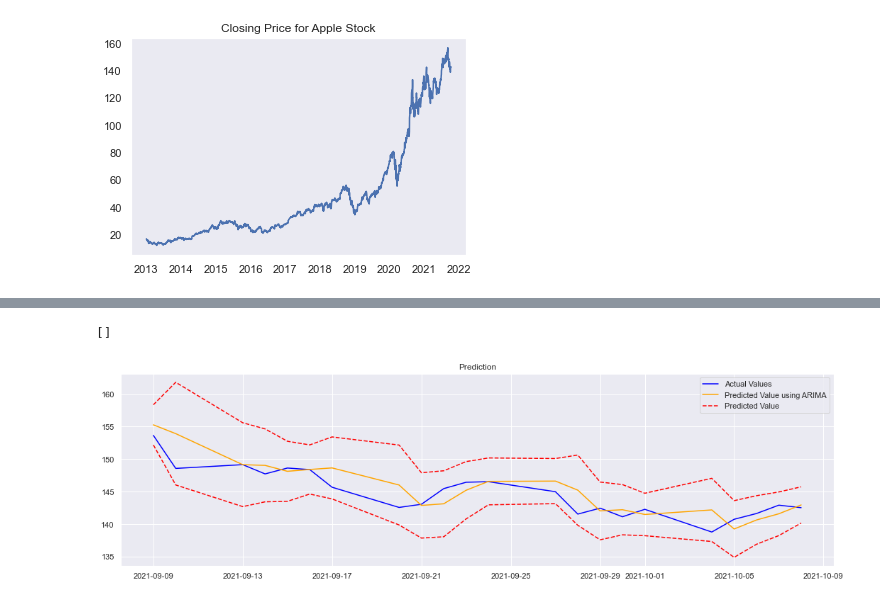
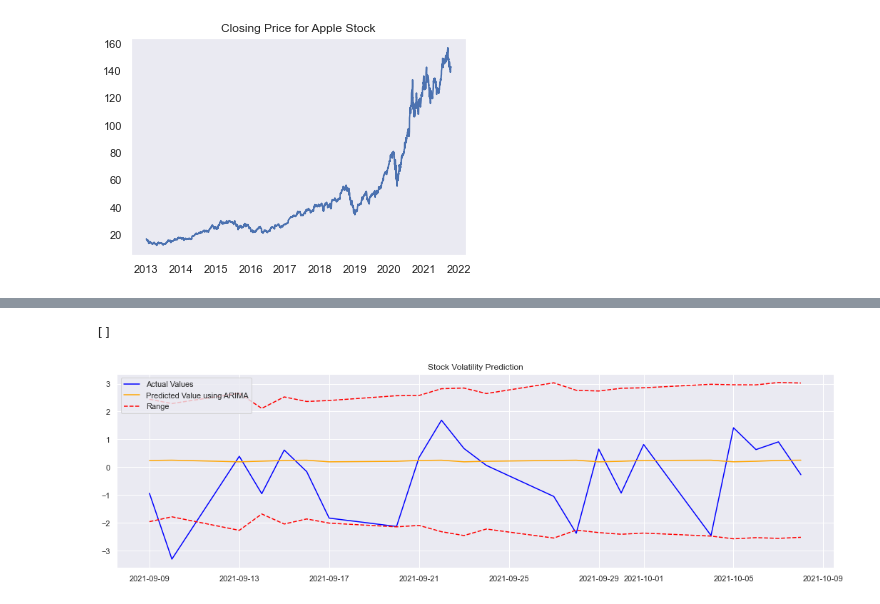
Before and after one commit to Hendyley/SC1015_Mini_Project, a Jupyter notebook: Analysis/ARIMA-GARCH/ARIMAGARCHPrediction.ipynb, the cells around one changed output, grey strips where cells are left out. Drawn from its saved outputs; the diff is of its cells as text; code cells hidden in the pictures.

Commit message:
Correcting ARIMA-Garch Prediction

```diff
--- a/Analysis/ARIMA-GARCH/ARIMAGARCHPrediction.ipynb
+++ b/Analysis/ARIMA-GARCH/ARIMAGARCHPrediction.ipynb
@@ -133,0 +87,9 @@ arima_pred = best_model.predict(start=test.index[0], end=test.index[-1])
+# %%
+result_table_price = optimize_ARIMA(parameters_list,0,0,s)
+p,q,P,Q = result_table_price.parameters[0]
+train['rtx'] = df['rtx'].loc[train.index[:-1]]
+train = train.dropna()
+best_model_price = ARIMA(train['Adj Close'],order=(p,0,q),seasonal_order=(P,0,Q,s)).fit()
+best_model_vol = ARIMA(train['rtx'],order=(p,1,q),seasonal_order=(P,1,Q,s)).fit()
+vol_arima_pred = best_model_vol.forecast(steps=len(test.values))
+price_arima_pred = best_model_price.forecast(steps=len(test.values))
@@ -133,0 +125,7 @@ arima_pred = best_model.predict(start=test.index[0], end=test.index[-1])
+# %%
+resid = best_model_vol.resid.dropna()
+model = arch_model(resid,vol='GARCH',p=30,q=30)
+res = model.fit(disp='off')
+print(res.summary())
+forecast = res.forecast(horizon=len(test))
+pred_G = np.array(forecast.residual_variance.dropna()).reshape(-1)
@@ -133,0 +150,8 @@ arima_pred = best_model.predict(start=test.index[0], end=test.index[-1])
+# %%
+test['Price Prediction'] = price_arima_pred.values
+fig = plt.figure(figsize=(18,5))
+plt.plot(test['Adj Close'], color="blue",label="Actual Values")
+plt.plot(test['Price Prediction'], color="orange",label="Predicted Value using ARIMA")
+plt.title("Stock Price Prediction")
+plt.legend()
+plt.plot()
@@ -134,19 +161,16 @@ arima_pred = best_model.predict(start=test.index[0], end=test.index[-1])
 # %%
-resid = best_model.resid.dropna()
-model = arch_model(resid)
-res = model.fit(disp='off',last_obs=test.index[1])
-forecast = res.forecast()
-pred_G = forecast.residual_variance['h.1'].dropna()
-test['Upper'] = arima_pred.values + pred_G.values
-test['Lower'] = arima_pred.values - pred_G.values
+test['Vol Prediction'] = vol_arima_pred.values
+test['Upper'] = vol_arima_pred.values + pred_G
+test['Lower'] = vol_arima_pred.values - pred_G
+test['rtx'] = df['rtx'].loc[test.index]
 fig = plt.figure(figsize=(18,5))
-plt.plot(test['Adj Close'], color="blue",label="Actual Values")
-plt.plot(arima_pred, color="orange",label="Predicted Value using ARIMA")
-plt.plot(test['Upper'],color="red",linestyle="--", label="Predicted Value")
-plt.plot(test['Lower'],color="red",linestyle="--")
-plt.title("Prediction")
+plt.plot(test['rtx'], color="blue",label="Actual Values")
+plt.plot(test['Vol Prediction'], color="orange",label="Predicted Value using ARIMA")
+plt.plot(test['Upper'], color="red",linestyle="--",label="Range")
+plt.plot(test['Lower'], color="red",linestyle="--")
+plt.title("Stock Volatility Prediction")
 plt.legend()
 plt.plot()
 # %% [output]
 []
-[figure, old version]
+[figure, new version]
```
Also changed, not shown: parts of 11 cells of this notebook, 1 other file.
